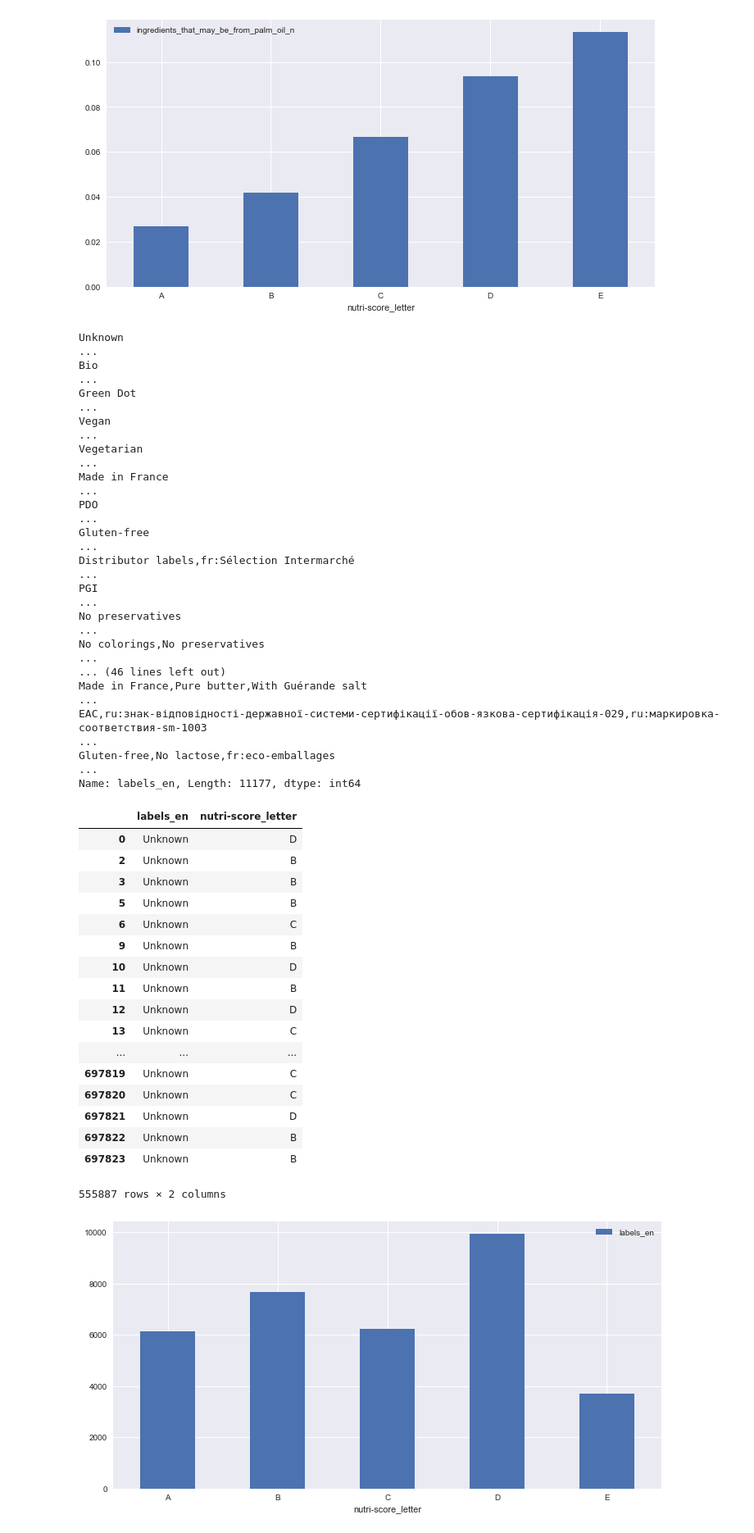
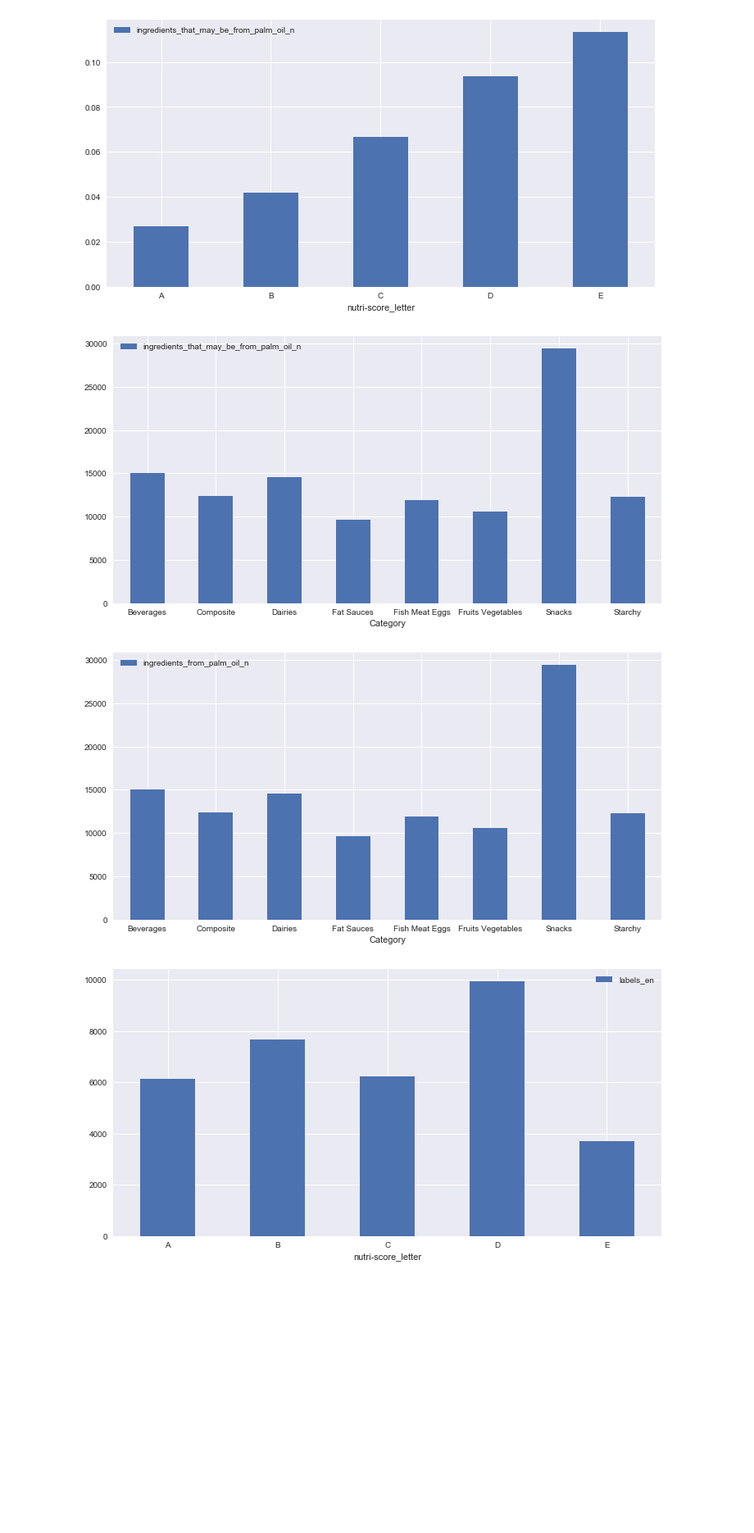
Before and after one commit to Painguin/smart_rams_project, a Jupyter notebook: Project_tab.ipynb, the cells around one changed output. Shown: that part at 82% size. Cells and saved outputs as stored; diff of their text form; code cells hidden in the pictures; blank space fills up the shorter version.

Commit message:
quelque plots + organisation

```diff
--- a/Project_tab.ipynb
+++ b/Project_tab.ipynb
@@ -764,44 +768,12 @@ replace('labels_en','Veget','Vegetarian')
-# %%
-data['labels_en'].value_counts()
-# %% [output]
-Unknown                                                                                                                                                                                                  ...
-Bio                                                                                                                                                                                                      ...
-Green Dot                                                                                                                                                                                                ...
-Vegan                                                                                                                                                                                                    ...
-Vegetarian                                                                                                                                                                                               ...
-Made in France                                                                                                                                                                                           ...
-PDO                                                                                                                                                                                                      ...
-Gluten-free                                                                                                                                                                                              ...
-Distributor labels,fr:Sélection Intermarché                                                                                                                                                              ...
-PGI                                                                                                                                                                                                      ...
-No preservatives                                                                                                                                                                                         ...
-No colorings,No preservatives                                                                                                                                                                            ...
-... (46 lines left out)
-Made in France,Pure butter,With Guérande salt                                                                                                                                                            ...
-EAC,ru:знак-відповідності-державної-системи-сертифікації-обов-язкова-сертифікація-029,ru:маркировка-соответствия-sm-1003                                                                                 ...
-Gluten-free,No lactose,fr:eco-emballages                                                                                                                                                                 ...
-Name: labels_en, Length: 11177, dtype: int64
-# %%
-data[['labels_en', 'nutri-score_letter']].dropna()
-# %% [output]
-|  | labels_en | nutri-score_letter |
-| 0 | Unknown | D |
-| 2 | Unknown | B |
-| 3 | Unknown | B |
-| 5 | Unknown | B |
-| 6 | Unknown | C |
-| 9 | Unknown | B |
-| 10 | Unknown | D |
-| 11 | Unknown | B |
-| 12 | Unknown | D |
-| 13 | Unknown | C |
-| ... | ... | ... |
-| 697819 | Unknown | C |
-| 697820 | Unknown | C |
-| 697821 | Unknown | D |
-| 697822 | Unknown | B |
-| 697823 | Unknown | B |
-555887 rows × 2 columns
+# %%
+categ_palm = data[['Category', 'ingredients_that_may_be_from_palm_oil_n']].groupby('Category').count().drop(index = 'Unknown')
+categ_may_palm = data[['Category', 'ingredients_from_palm_oil_n']].groupby('Category').count().drop(index = 'Unknown')
+
+categ_palm.plot.bar(rot=0, figsize = (12,6))
+categ_may_palm.plot.bar(rot=0, figsize = (12,6));
+# %% [output]
+[figure, added]
+[figure, added]
 # %%
 bio_score = data[['labels_en', 'nutri-score_letter']].dropna().query('labels_en == "Bio"').groupby('nutri-score_letter').count()
 bio_score.plot.bar(rot=0, figsize = (12,6));
```
Also changed, not shown: parts of 20 cells of this notebook.
